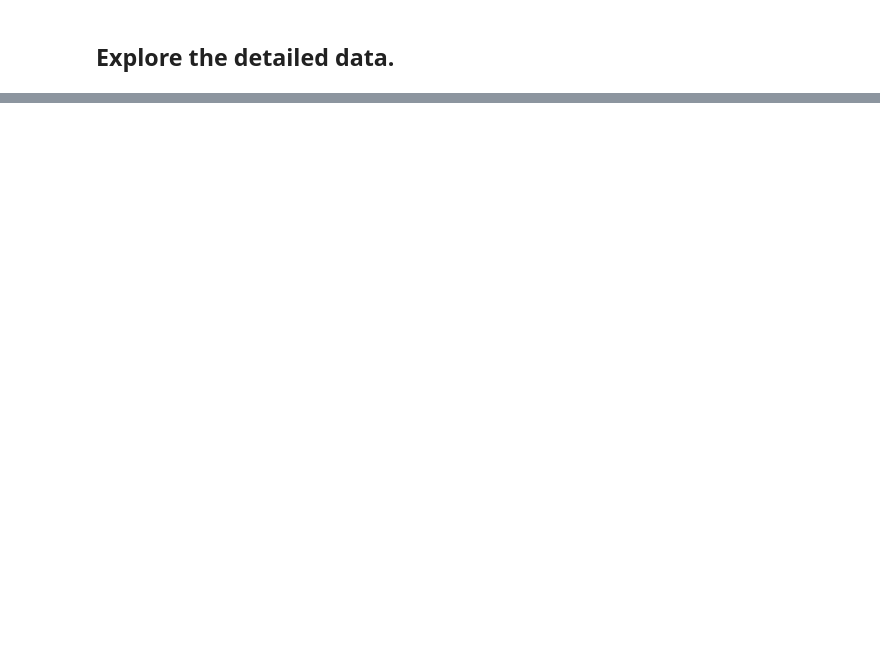
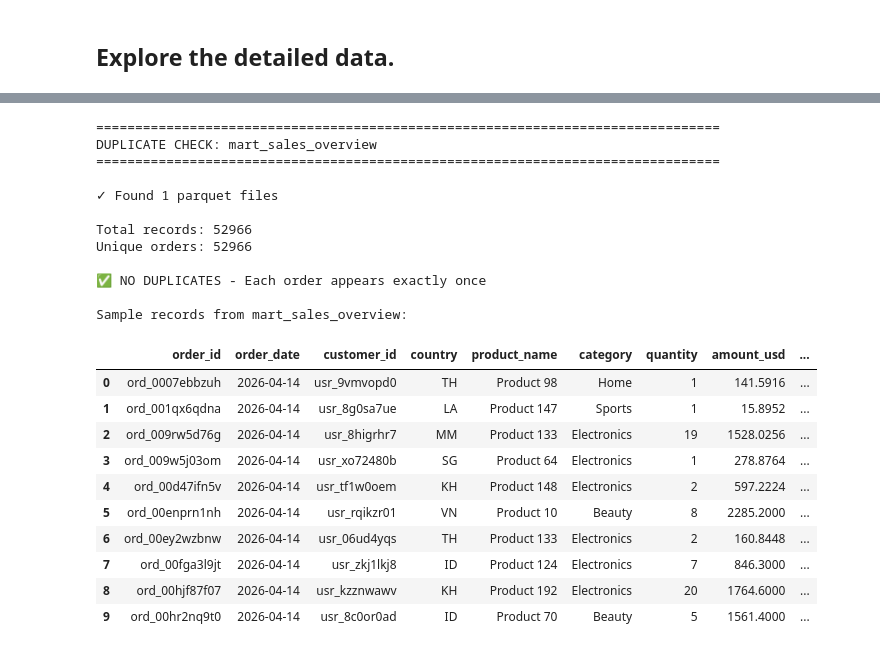
Before and after one commit to DPlayerGod/e-commerce-lakehouse-project, a Jupyter notebook: notebooks/minio_explore_gold.ipynb, the cells around one changed output, grey strips where cells are left out. Saved outputs shown, nothing was run; the diff lists cells and outputs as text; code cells hidden in the pictures; blank space fills up the shorter version.

Commit message:
explore data in medallion

```diff
--- a/notebooks/minio_explore_gold.ipynb
+++ b/notebooks/minio_explore_gold.ipynb
@@ -239,0 +317,77 @@ dtype: object
+# %%
+# Check for duplicates in mart_sales_overview
+import io
+
+print("="*80)
+print("DUPLICATE CHECK: mart_sales_overview")
+print("="*80)
+
+try:
+    # Read all parquet files from mart_sales_overview
+    prefix = f"{GOLD_PATH_PREFIX}mart_sales_overview/data/"
+    objects = list(minio_client.list_objects(BUCKET_NAME, prefix=prefix, recursive=True))
+    parquet_files = [obj.object_name for obj in objects if obj.object_name.endswith('.parquet')]
+
+    if not parquet_files:
+        print(f"❌ No parquet files found for mart_sales_overview")
+    else:
+        print(f"\n✓ Found {len(parquet_files)} parquet files")
+
+        # Read all files and combine
+        dfs = []
+        for pq_file in parquet_files:
+            response = minio_client.get_object(BUCKET_NAME, pq_file)
+            df_part = pd.read_parquet(io.BytesIO(response.read()))
+            dfs.append(df_part)
+
+        df_sales = pd.concat(dfs, ignore_index=True)
+
+        total_records = len(df_sales)
+        unique_orders = df_sales['order_id'].nunique()
+
+        print(f"\nTotal records: {total_records}")
+        print(f"Unique orders: {unique_orders}")
+
+        if total_records == unique_orders:
+            print("\n✅ NO DUPLICATES - Each order appears exactly once")
+        else:
+            print(f"\n⚠️  DUPLICATES FOUND - Extra records: {total_records - unique_orders}")
+
+            # Show duplicate orders
+            dup_counts = df_sales['order_id'].value_counts()
+            dupes = dup_counts[dup_counts > 1]
+
+            print(f"\nOrders with duplicates: {len(dupes)}")
+            if len(dupes) > 0:
+                print("\nTop 10 duplicated orders:")
+                print(dupes.head(10))
+
+        print("\nSample records from mart_sales_overview:")
+        display(df_sales.head(10))
+
+except Exception as e:
+    print(f"❌ Error: {e}")
+# %% [output]
+================================================================================
+DUPLICATE CHECK: mart_sales_overview
+================================================================================
+
+✓ Found 1 parquet files
+
+Total records: 52966
+Unique orders: 52966
+
+✅ NO DUPLICATES - Each order appears exactly once
+
+Sample records from mart_sales_overview:
+|  | order_id | order_date | customer_id | country | product_name | category | quantity | amount_usd | ... |
+| 0 | ord_0007ebbzuh | 2026-04-14 | usr_9vmvopd0 | TH | Product 98 | Home | 1 | 141.5916 | ... |
+| 1 | ord_001qx6qdna | 2026-04-14 | usr_8g0sa7ue | LA | Product 147 | Sports | 1 | 15.8952 | ... |
+| 2 | ord_009rw5d76g | 2026-04-14 | usr_8higrhr7 | MM | Product 133 | Electronics | 19 | 1528.0256 | ... |
+| 3 | ord_009w5j03om | 2026-04-14 | usr_xo72480b | SG | Product 64 | Electronics | 1 | 278.8764 | ... |
+| 4 | ord_00d47ifn5v | 2026-04-14 | usr_tf1w0oem | KH | Product 148 | Electronics | 2 | 597.2224 | ... |
+| 5 | ord_00enprn1nh | 2026-04-14 | usr_rqikzr01 | VN | Product 10 | Beauty | 8 | 2285.2000 | ... |
+| 6 | ord_00ey2wzbnw | 2026-04-14 | usr_06ud4yqs | TH | Product 133 | Electronics | 2 | 160.8448 | ... |
+| 7 | ord_00fga3l9jt | 2026-04-14 | usr_zkj1lkj8 | ID | Product 124 | Electronics | 7 | 846.3000 | ... |
+| 8 | ord_00hjf87f07 | 2026-04-14 | usr_kzznwawv | KH | Product 192 | Electronics | 20 | 1764.6000 | ... |
+| 9 | ord_00hr2nq9t0 | 2026-04-14 | usr_8c0or0ad | ID | Product 70 | Beauty | 5 | 1561.4000 | ... |
```
Also changed, not shown: parts of 4 cells of this notebook, 2 other files.
